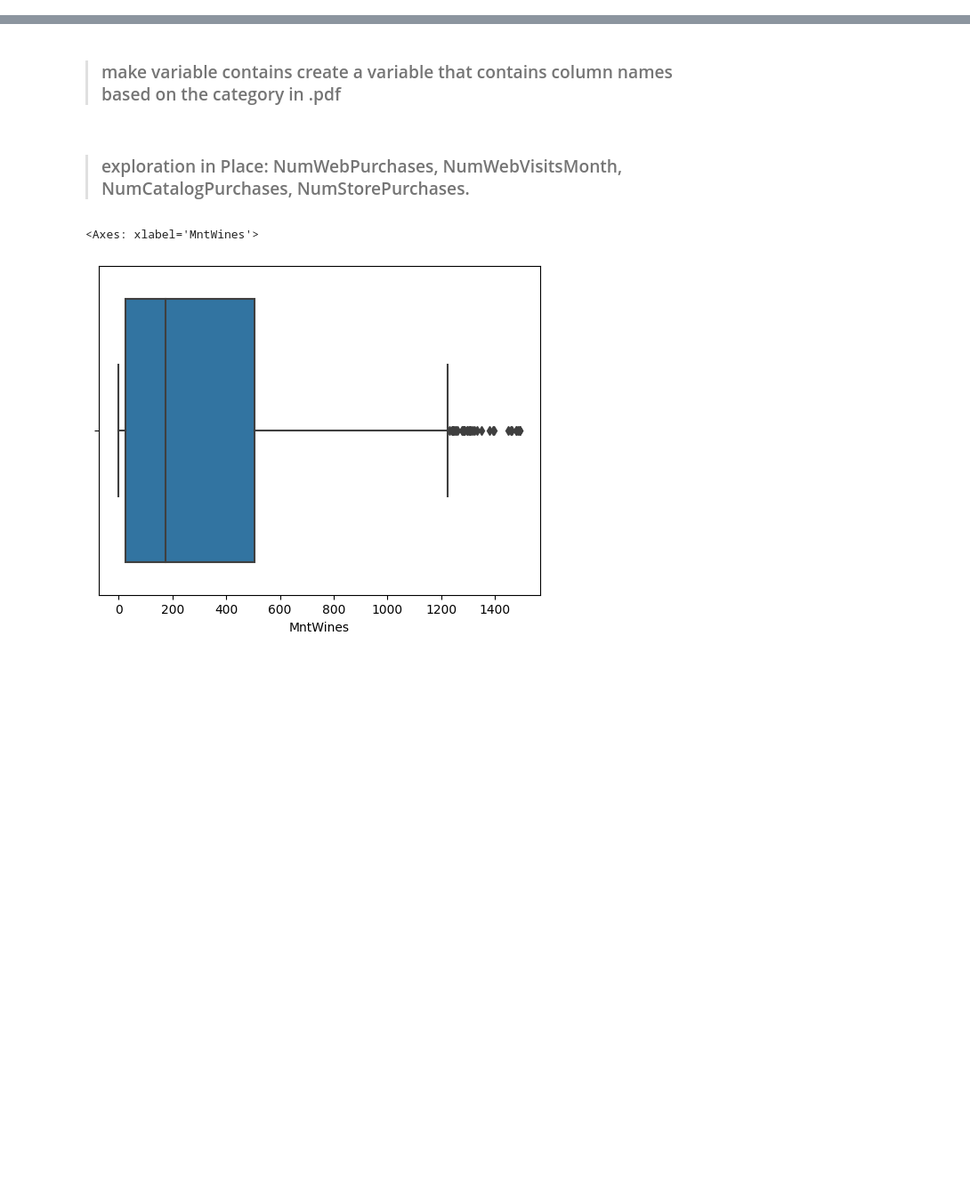
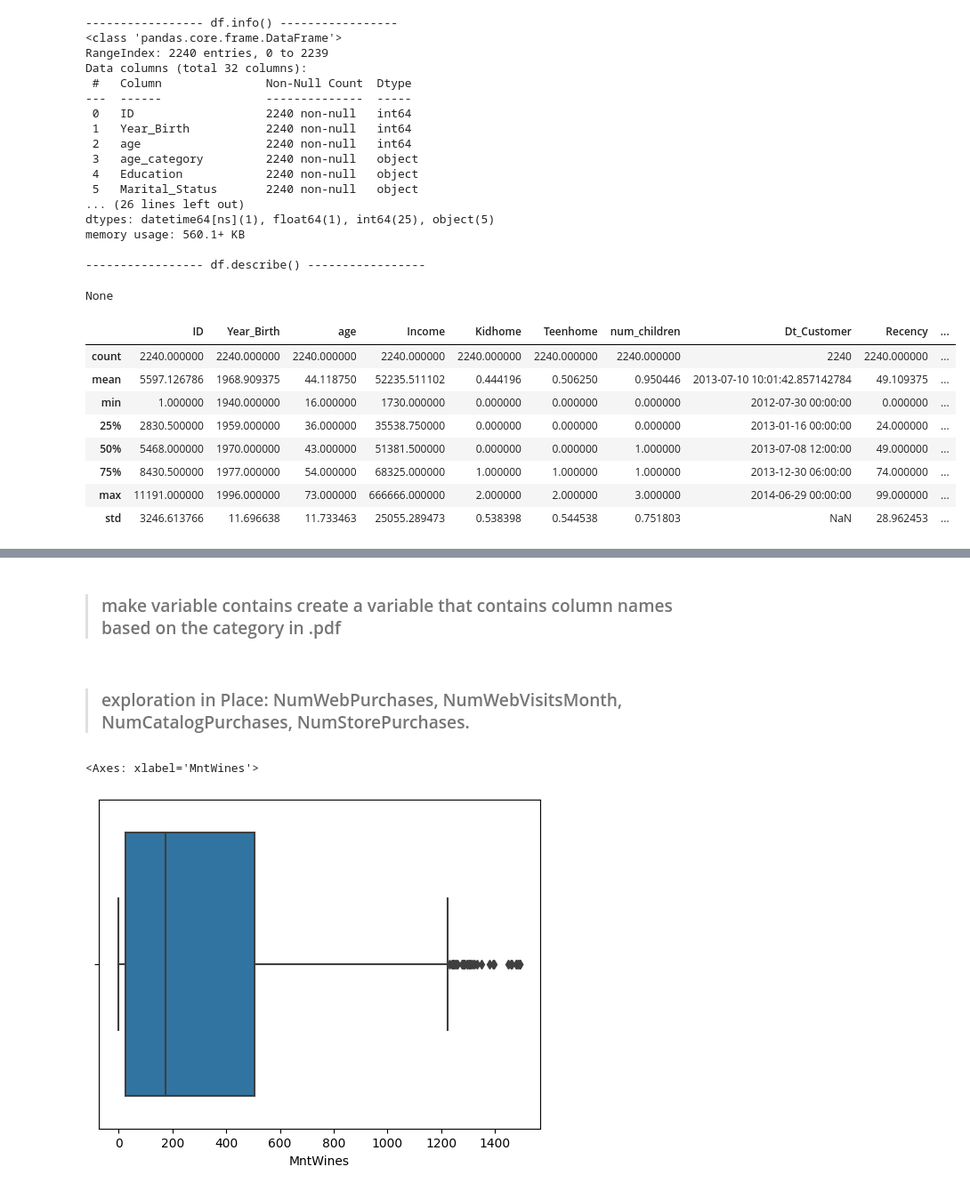
Before and after one commit to fnkhairudin/CapstoneProjectModul2, a Jupyter notebook: notebooks/2.0-fnk-data-analysis.ipynb, the cells around one changed output, grey strips where cells are left out. Shown at 89% size. Drawn from its saved outputs; the diff is of its cells as text; code cells hidden in the pictures; blank space fills up the shorter version.

Commit message:
data preparation finished

```diff
--- a/notebooks/2.0-fnk-data-analysis.ipynb
+++ b/notebooks/2.0-fnk-data-analysis.ipynb
@@ -26,0 +55,30 @@ df.head()
+# %%
+fnc1.checkdf(df)
+# %% [output]
+----------------- df.info() -----------------
+<class 'pandas.core.frame.DataFrame'>
+RangeIndex: 2240 entries, 0 to 2239
+Data columns (total 32 columns):
+ #   Column               Non-Null Count  Dtype
+---  ------               --------------  -----
+ 0   ID                   2240 non-null   int64
+ 1   Year_Birth           2240 non-null   int64
+ 2   age                  2240 non-null   int64
+ 3   age_category         2240 non-null   object
+ 4   Education            2240 non-null   object
+ 5   Marital_Status       2240 non-null   object
+... (26 lines left out)
+dtypes: datetime64[ns](1), float64(1), int64(25), object(5)
+memory usage: 560.1+ KB
+
+----------------- df.describe() -----------------
+None
+|  | ID | Year_Birth | age | Income | Kidhome | Teenhome | num_children | Dt_Customer | Recency | ... |
+| count | 2240.000000 | 2240.000000 | 2240.000000 | 2240.000000 | 2240.000000 | 2240.000000 | 2240.000000 | 2240 | 2240.000000 | ... |
+| mean | 5597.126786 | 1968.909375 | 44.118750 | 52235.511102 | 0.444196 | 0.506250 | 0.950446 | 2013-07-10 10:01:42.857142784 | 49.109375 | ... |
+| min | 1.000000 | 1940.000000 | 16.000000 | 1730.000000 | 0.000000 | 0.000000 | 0.000000 | 2012-07-30 00:00:00 | 0.000000 | ... |
+| 25% | 2830.500000 | 1959.000000 | 36.000000 | 35538.750000 | 0.000000 | 0.000000 | 0.000000 | 2013-01-16 00:00:00 | 24.000000 | ... |
+| 50% | 5468.000000 | 1970.000000 | 43.000000 | 51381.500000 | 0.000000 | 0.000000 | 1.000000 | 2013-07-08 12:00:00 | 49.000000 | ... |
+| 75% | 8430.500000 | 1977.000000 | 54.000000 | 68325.000000 | 1.000000 | 1.000000 | 1.000000 | 2013-12-30 06:00:00 | 74.000000 | ... |
+| max | 11191.000000 | 1996.000000 | 73.000000 | 666666.000000 | 2.000000 | 2.000000 | 3.000000 | 2014-06-29 00:00:00 | 99.000000 | ... |
+| std | 3246.613766 | 11.696638 | 11.733463 | 25055.289473 | 0.538398 | 0.544538 | 0.751803 | NaN | 28.962453 | ... |
```
Also changed, not shown: parts of 19 cells of this notebook, 2 other files.
